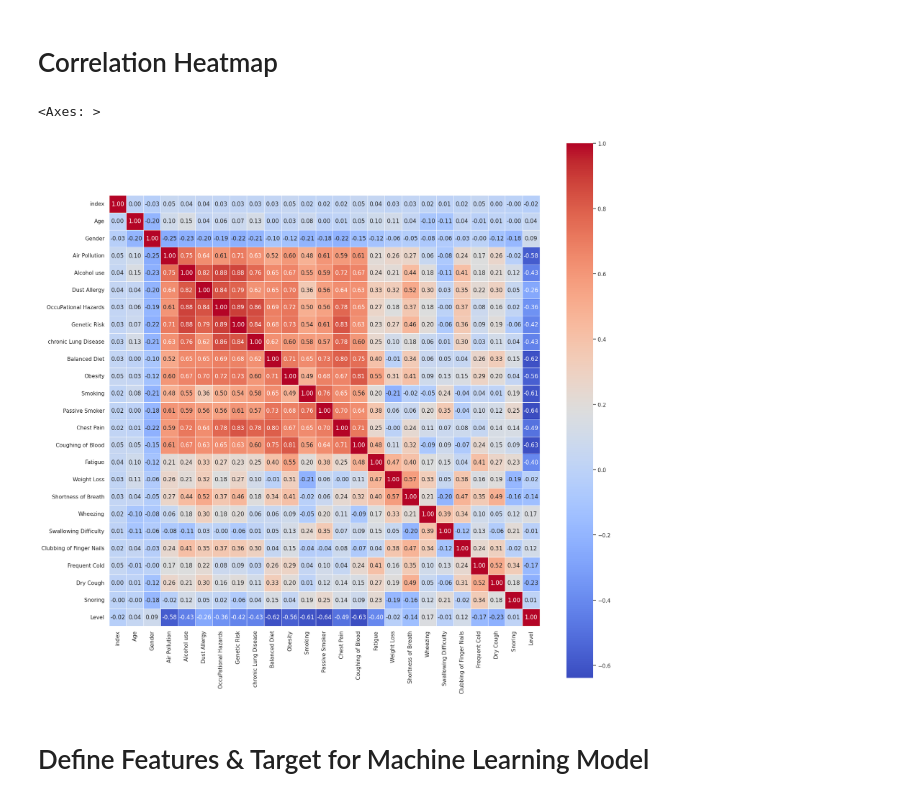
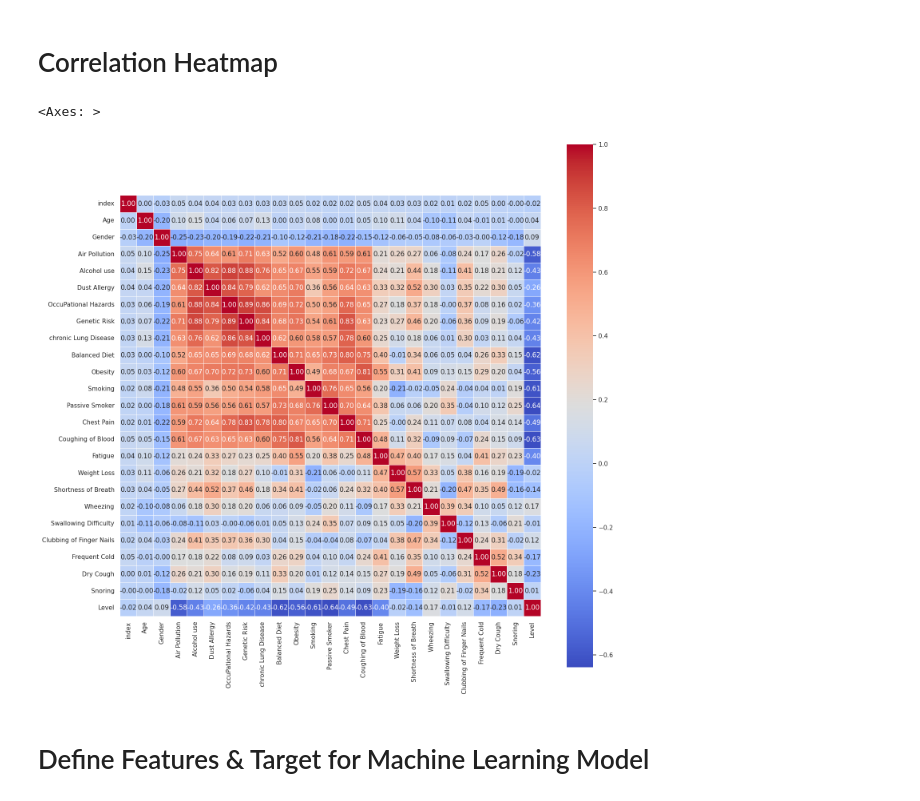
Before and after one commit to yigaai/Psycho_Neuro_ML_Project, a Jupyter notebook: lung-cancer-prediction.ipynb, the cells around one changed output. Drawn from its saved outputs; the diff is of its cells as text; code cells hidden in the pictures.

```diff
--- a/lung-cancer-prediction.ipynb
+++ b/lung-cancer-prediction.ipynb
@@ -177,20 +194,20 @@ sns.barplot(x = 'Level', y = 'Smoking', data = lung_cancer)
 # %%
 corr_matrix = lung_cancer.corr()
 
-plt.figure(figsize = (20, 20))
+plt.figure(figsize = (17, 17))
 
 sns.set(font_scale = 1)
 sns.set_style("whitegrid")
 
 sns.heatmap(corr_matrix,
             annot = True,
             cmap = 'coolwarm',
             fmt = '.2f',
             linewidth = 0.5,
             square = True)
 # %% [output]
 <Axes: >
-[figure, old version]
+[figure, new version]
 # %% [markdown]
 # Define Features & Target for Machine Learning Model
 # %%
```
Also changed, not shown: parts of 2 cells of this notebook.
